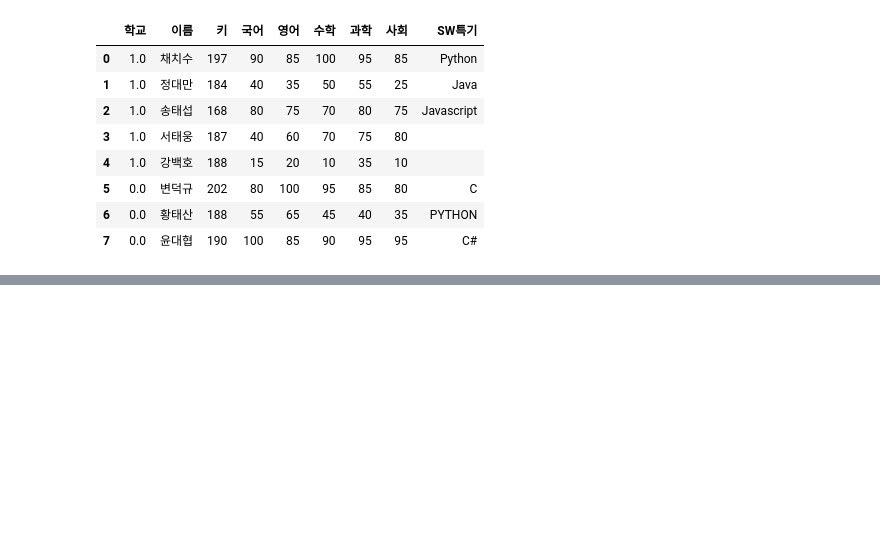
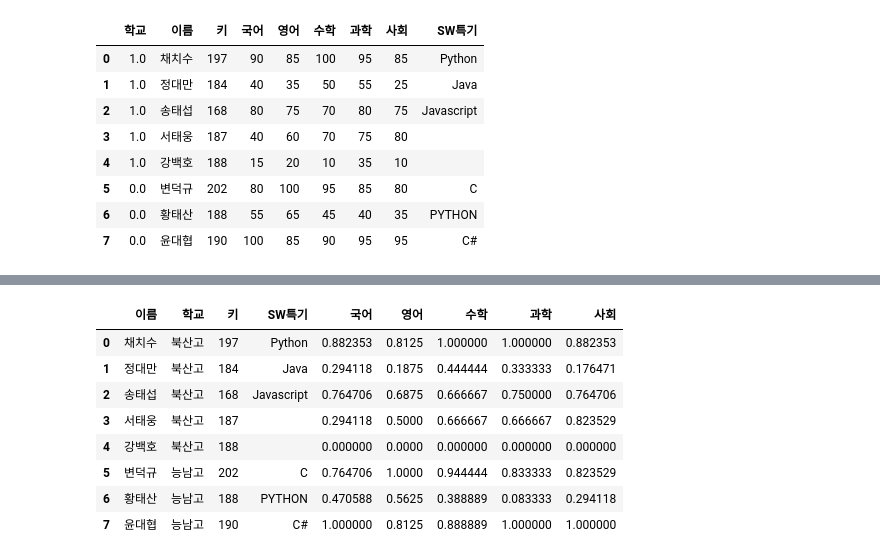
Before and after one commit to smjune/ipynb, a Jupyter notebook: nado/data.ipynb, the cells around one changed output, grey strips where cells are left out. Cells and saved outputs as stored; diff of their text form; code cells hidden in the pictures; blank space fills up the shorter version.

```diff
--- a/nado/data.ipynb
+++ b/nado/data.ipynb
@@ -324,0 +403,8 @@ pd.DataFrame(df2_sh2,
+# %%
+from sklearn.preprocessing import MinMaxScaler
+
+my_MMS = MinMaxScaler()
+new_sub= pd.DataFrame(
+    my_MMS.fit_transform(df2[["국어",'영어','수학','과학','사회']]),
+    columns=["국어",'영어','수학','과학','사회'])                   # columns=df.columns, index=list(df.index.values)
+new_sub
@@ -324,0 +421,12 @@ pd.DataFrame(df2_sh2,
+# %%
+pd.concat([df2.drop(columns=["국어",'영어','수학','과학','사회']), new_sub],axis=1)
+# %% [output]
+|  | 이름 | 학교 | 키 | SW특기 | 국어 | 영어 | 수학 | 과학 | 사회 |
+| 0 | 채치수 | 북산고 | 197 | Python | 0.882353 | 0.8125 | 1.000000 | 1.000000 | 0.882353 |
+| 1 | 정대만 | 북산고 | 184 | Java | 0.294118 | 0.1875 | 0.444444 | 0.333333 | 0.176471 |
+| 2 | 송태섭 | 북산고 | 168 | Javascript | 0.764706 | 0.6875 | 0.666667 | 0.750000 | 0.764706 |
+| 3 | 서태웅 | 북산고 | 187 |  | 0.294118 | 0.5000 | 0.666667 | 0.666667 | 0.823529 |
+| 4 | 강백호 | 북산고 | 188 |  | 0.000000 | 0.0000 | 0.000000 | 0.000000 | 0.000000 |
+| 5 | 변덕규 | 능남고 | 202 | C | 0.764706 | 1.0000 | 0.944444 | 0.833333 | 0.823529 |
+| 6 | 황태산 | 능남고 | 188 | PYTHON | 0.470588 | 0.5625 | 0.388889 | 0.083333 | 0.294118 |
+| 7 | 윤대협 | 능남고 | 190 | C# | 1.000000 | 0.8125 | 0.888889 | 1.000000 | 1.000000 |
```
Also changed, not shown: parts of 13 cells of this notebook.
